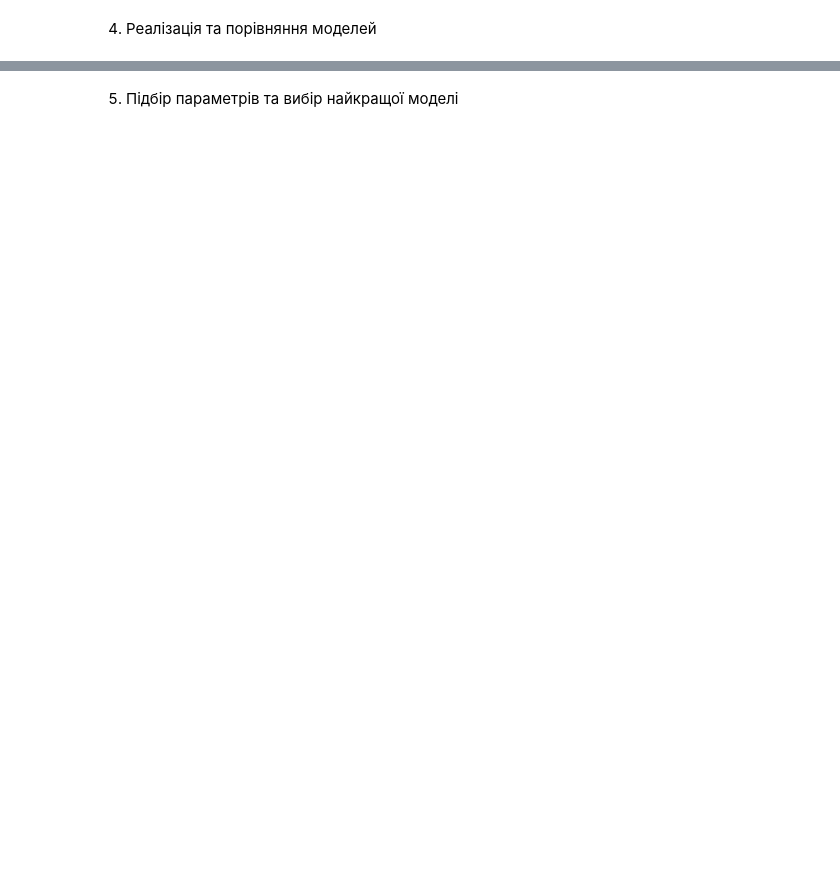
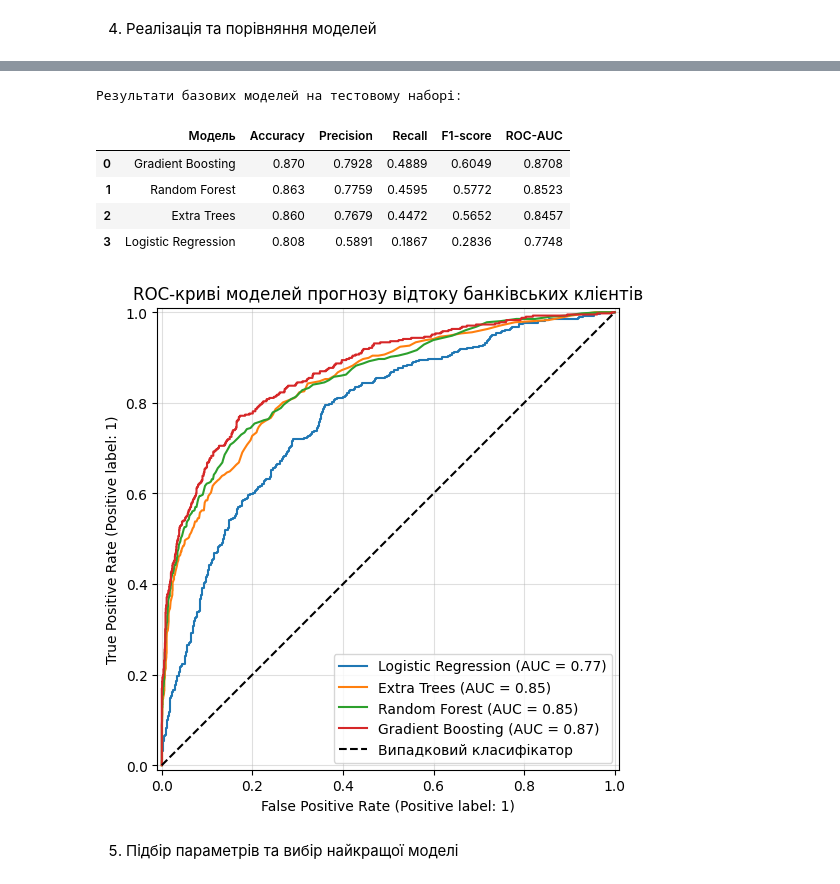
Before and after one commit to OlegSamarsky/MN, a Jupyter notebook: Тестове_Завд_Самарський_ФІТ3_10.ipynb, the cells around one changed output, grey strips where cells are left out. Drawn from its saved outputs; the diff is of its cells as text; code cells hidden in the pictures; blank space fills up the shorter version.

```diff
--- a/Тестове_Завд_Самарський_ФІТ3_10.ipynb
+++ b/Тестове_Завд_Самарський_ФІТ3_10.ipynb
@@ -189,3 +154,52 @@ plt.show()
+# %%
+models = {
+    'Logistic Regression': LogisticRegression(max_iter=1000, random_state=42),
+    'Extra Trees': ExtraTreesClassifier(n_estimators=200, random_state=42),
+    'Random Forest': RandomForestClassifier(n_estimators=200, random_state=42),
+    'Gradient Boosting': GradientBoostingClassifier(random_state=42)
+}
+
+fitted_models = {}
+results = []
+
+for name, clf in models.items():
+    clf.fit(X_train, y_train)
+    fitted_models[name] = clf
+
+    y_pred = clf.predict(X_test)
+    y_prob = clf.predict_proba(X_test)[:, 1]
+
+    results.append({
+        'Модель': name,
+        'Accuracy': accuracy_score(y_test, y_pred),
+        'Precision': precision_score(y_test, y_pred),
+        'Recall': recall_score(y_test, y_pred),
+        'F1-score': f1_score(y_test, y_pred),
+        'ROC-AUC': roc_auc_score(y_test, y_prob)
+    })
+
+comparison_df = pd.DataFrame(results).sort_values(by='ROC-AUC', ascending=False).reset_index(drop=True)
+print("Результати базових моделей на тестовому наборі:")
+display(comparison_df.round(4))
+
+# Графік ROC-кривих
+fig, ax = plt.subplots(figsize=(8, 6))
+for name, clf in fitted_models.items():
+    RocCurveDisplay.from_estimator(clf, X_test, y_test, name=name, ax=ax)
+
+plt.plot([0, 1], [0, 1], 'k--', label='Випадковий класифікатор')
+plt.title('ROC-криві моделей прогнозу відтоку банківських клієнтів')
+plt.grid(True, alpha=0.4)
+plt.legend()
+plt.show()
+# %% [output]
+Результати базових моделей на тестовому наборі:
+|  | Модель | Accuracy | Precision | Recall | F1-score | ROC-AUC |
+| 0 | Gradient Boosting | 0.870 | 0.7928 | 0.4889 | 0.6049 | 0.8708 |
+| 1 | Random Forest | 0.863 | 0.7759 | 0.4595 | 0.5772 | 0.8523 |
+| 2 | Extra Trees | 0.860 | 0.7679 | 0.4472 | 0.5652 | 0.8457 |
+| 3 | Logistic Regression | 0.808 | 0.5891 | 0.1867 | 0.2836 | 0.7748 |
+[figure, added]
 # %% [markdown]
 5. Підбір параметрів та вибір найкращої моделі
 # %%
```
Also changed, not shown: parts of 13 cells of this notebook.
